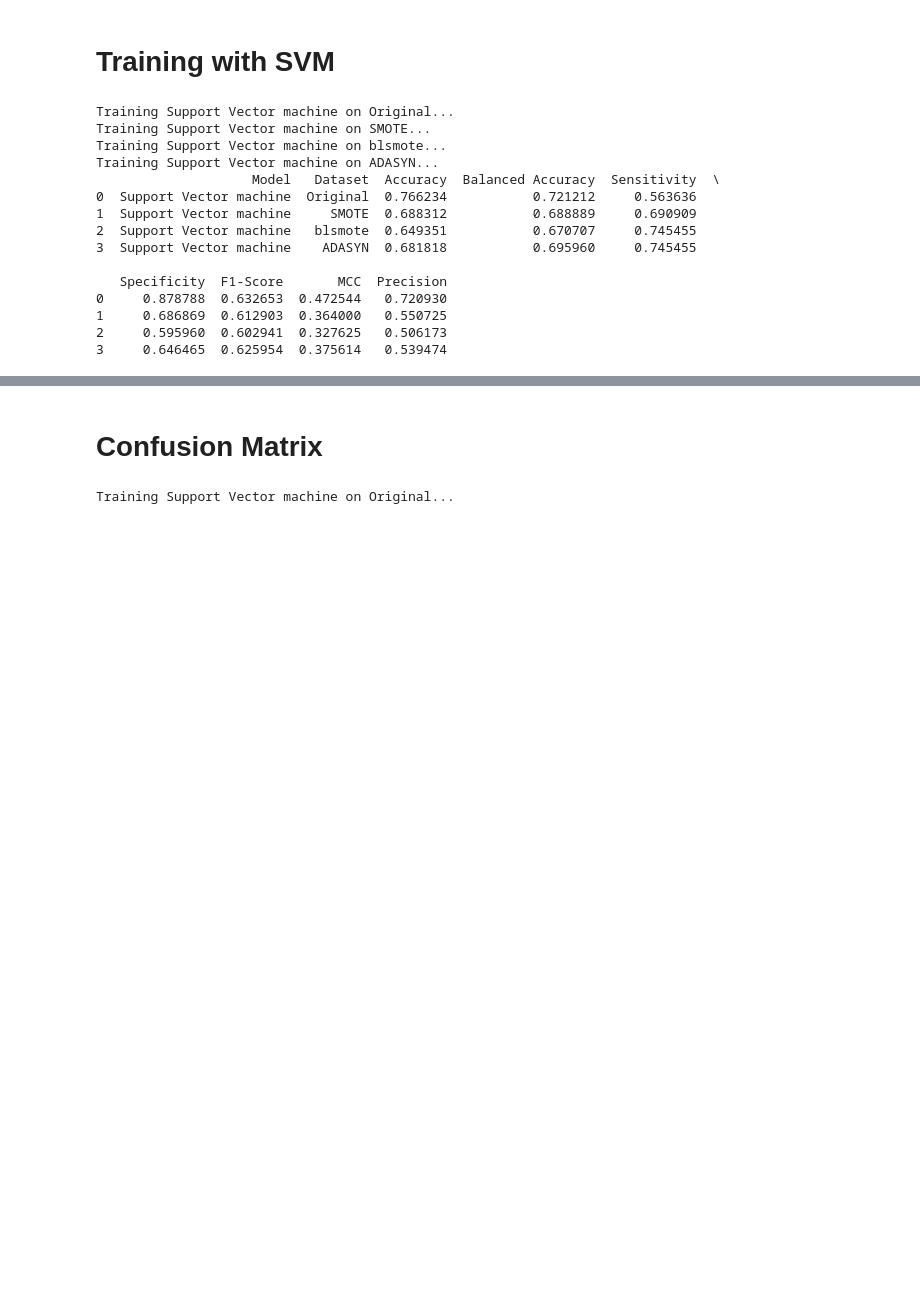
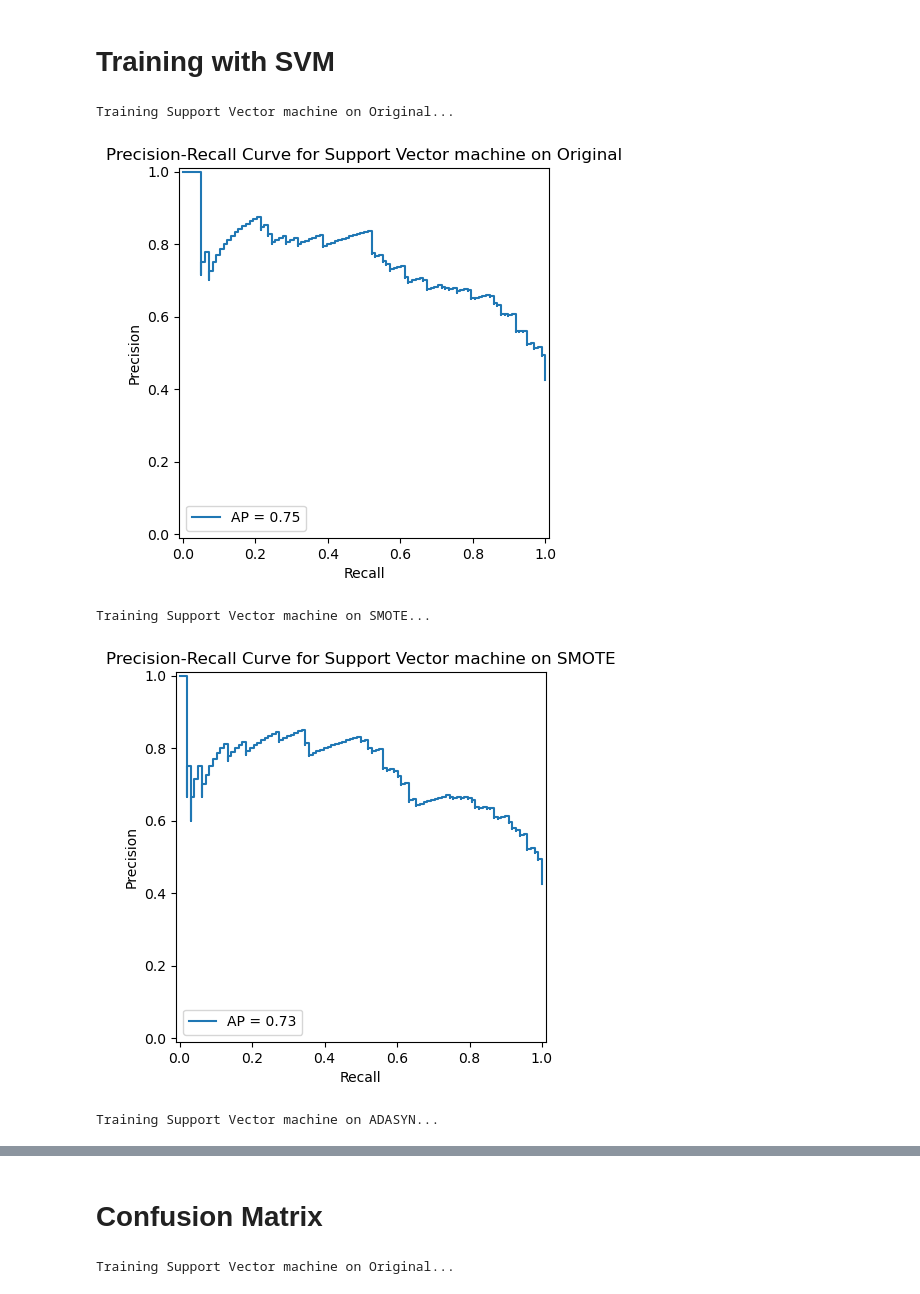
Before and after one commit to Nambinin/SMOTE-SVM_vs_ADASYN-SVM_, a Jupyter notebook: Talk.ipynb, the cells around one changed output, grey strips where cells are left out. Cells and saved outputs as stored; diff of their text form; code cells hidden in the pictures; blank space fills up the shorter version.

Commit message:
add more evaluation metric

```diff
--- a/Talk.ipynb
+++ b/Talk.ipynb
@@ -207,19 +207,36 @@ plt.show()
 # %% [markdown]
 # Training with SVM
 # %%
-
+import numpy as np
+import pandas as pd
+import seaborn as sns
+import matplotlib.pyplot as plt
+from sklearn.svm import SVC
+from sklearn.metrics import (
+    accuracy_score,
+    balanced_accuracy_score,
+    precision_score,
+    recall_score,
+    fbeta_score,
+    matthews_corrcoef,
+    confusion_matrix,
+    PrecisionRecallDisplay,
+    average_precision_score,
+    roc_auc_score,
+    precision_recall_curve
+)
 
 # Define models
 models = {
-    'Support Vector machine': SVC(probability=True),
+    'Support Vector machine': SVC(C=1.0, kernel="linear", degree=2, gamma='auto'),
+    # 'Support Vector machine': SVC(probability=True),
 }
-
 
 # Define datasets
 datasets = {
     'Original': (X_train, y_train),
     'SMOTE': (X_train_SMOTE, y_train_SMOTE),
-    'blsmote': (X_train_blsmote, y_train_blsmote),
+    # 'blsmote': (X_train_blsmote, y_train_blsmote),
     'ADASYN': (X_train_ADASYN, y_train_ADASYN),
 }
 
@@ -233,47 +250,52 @@ for dataset_name, (X_train_set, y_train_set) in datasets.items():
 
         # Train the model
         model.fit(X_train_set, y_train_set)
         y_pred = model.predict(X_test)
+        y_pred_prob = model.decision_function(X_test) if hasattr(model, "decision_function") else model.predict_proba(X_test)[:, 1]
 
         # Calculate metrics
         accuracy = accuracy_score(y_test, y_pred)
         balanced_acc = balanced_accuracy_score(y_test, y_pred)
         precision = precision_score(y_test, y_pred)
         sensitivity = recall_score(y_test, y_pred)  # Recall is the same as Sensitivity
         tn, fp, fn, tp = confusion_matrix(y_test, y_pred).ravel()
         specificity = tn / (tn + fp)  # Specificity = TN / (TN + FP)
-        f1 = f1_score(y_test, y_pred)
+        f1 = fbeta_score(y_test, y_pred, average='weighted', beta=0.5)
         mcc = matthews_corrcoef(y_test, y_pred)
+
+        # Calculate Geometric Mean (G-Mean)
+        gmean = np.sqrt(sensitivity * specificity)
 
         # Append metrics to results
         results.append({
             'Model': name,
             'Dataset': dataset_name,
             'Accuracy': accuracy,
             'Balanced Accuracy': balanced_acc,
             'Sensitivity': sensitivity,
             'Specificity': specificity,
-            'F1-Score': f1,
+            'F-Beta Score': f1,
             'MCC': mcc,
-            'Precision': precision
+            'Precision': precision,
+            'Geometric Mean': gmean
         })
+
+        # Precision-Recall curve plotting
+        precision_vals, recall_vals, _ = precision_recall_curve(y_test, y_pred_prob)
+        average_precision = average_precision_score(y_test, y_pred_prob)
+
+        # Plot Precision-Recall curve
+        disp = PrecisionRecallDisplay(precision=precision_vals, recall=recall_vals, average_precision=average_precision)
+        disp.plot()
+        plt.title(f"Precision-Recall Curve for {name} on {dataset_name}")
+        plt.show()
 
 # Convert results to DataFrame
 results_df = pd.DataFrame(results)
 print(results_df)
 # %% [output]
 Training Support Vector machine on Original...
-Training Support Vector machine on SMOTE...
-Training Support Vector machine on blsmote...
-Training Support Vector machine on ADASYN...
-                    Model   Dataset  Accuracy  Balanced Accuracy  Sensitivity  \
-0  Support Vector machine  Original  0.766234           0.721212     0.563636
-1  Support Vector machine     SMOTE  0.688312           0.688889     0.690909
-2  Support Vector machine   blsmote  0.649351           0.670707     0.745455
-3  Support Vector machine    ADASYN  0.681818           0.695960     0.745455
-
-   Specificity  F1-Score       MCC  Precision
-0     0.878788  0.632653  0.472544   0.720930
-1     0.686869  0.612903  0.364000   0.550725
-2     0.595960  0.602941  0.327625   0.506173
-3     0.646465  0.625954  0.375614   0.539474
+[figure, added]
+Training Support Vector machine on SMOTE...
+[figure, added]
+Training Support Vector machine on ADASYN...
```
Also changed, not shown: parts of 11 cells of this notebook.
